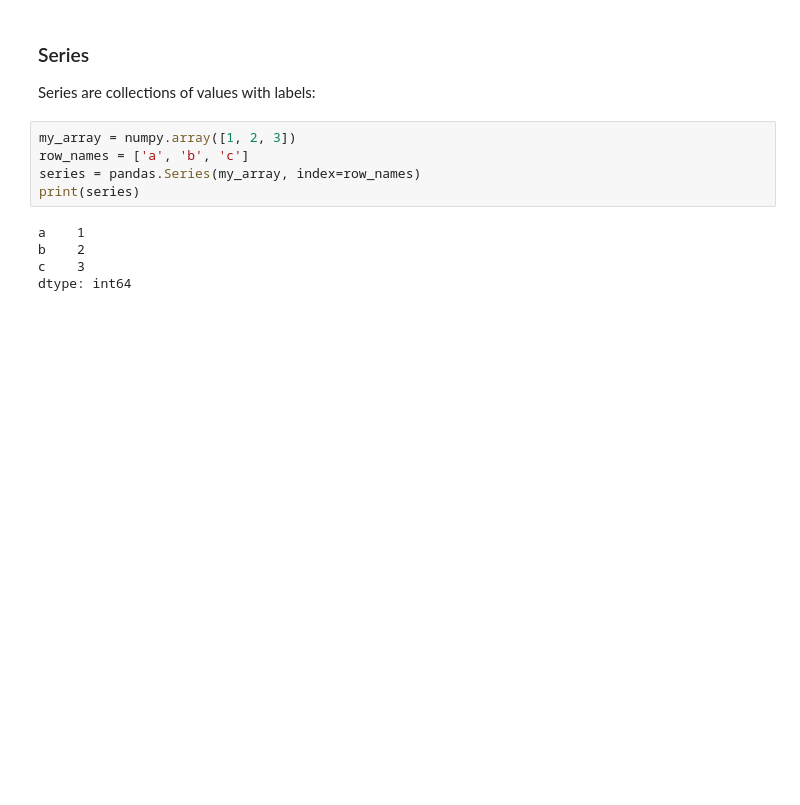
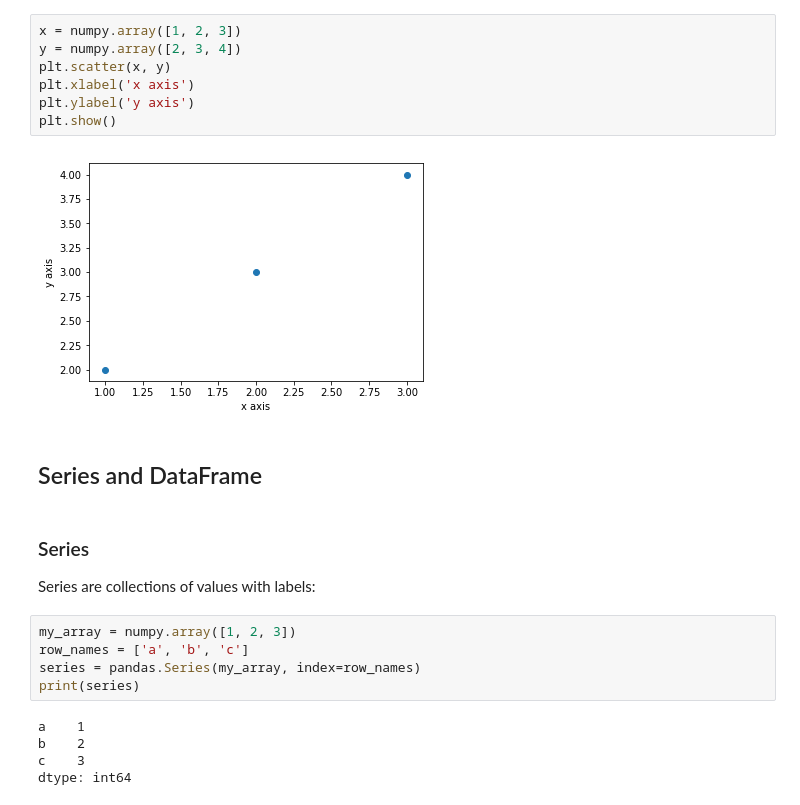
Before and after one commit to dielsonsales/Machine-Learning-Playground, a Jupyter notebook: Machine Learning Experiments.ipynb, the cells around one changed output. Saved outputs shown, nothing was run; the diff lists cells and outputs as text; blank space fills up the shorter version.

```diff
--- a/Machine Learning Experiments.ipynb
+++ b/Machine Learning Experiments.ipynb
@@ -4,3 +41,14 @@ import pandas
+# %%
+x = numpy.array([1, 2, 3])
+y = numpy.array([2, 3, 4])
+plt.scatter(x, y)
+plt.xlabel('x axis')
+plt.ylabel('y axis')
+plt.show()
+# %% [output]
+[figure, added]
+# %% [markdown]
+## Series and DataFrame
 # %% [markdown]
 ### Series
 
```
Also changed, not shown: parts of 45 cells of this notebook, 1 other file.
